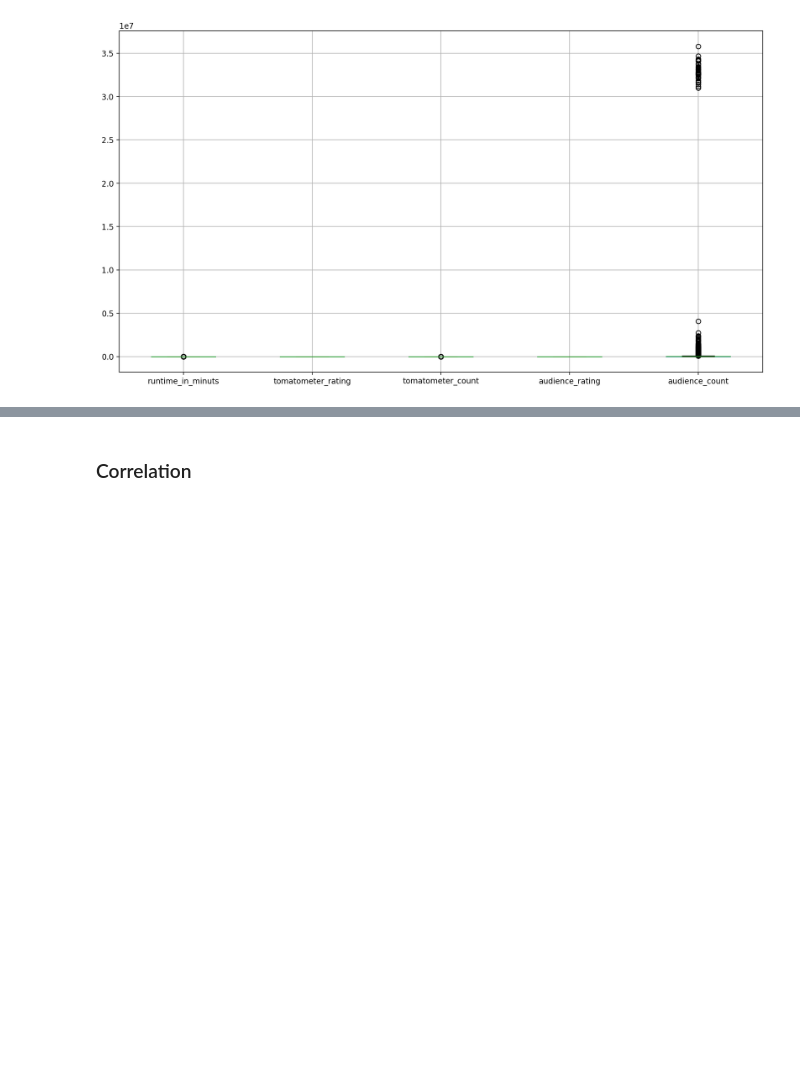
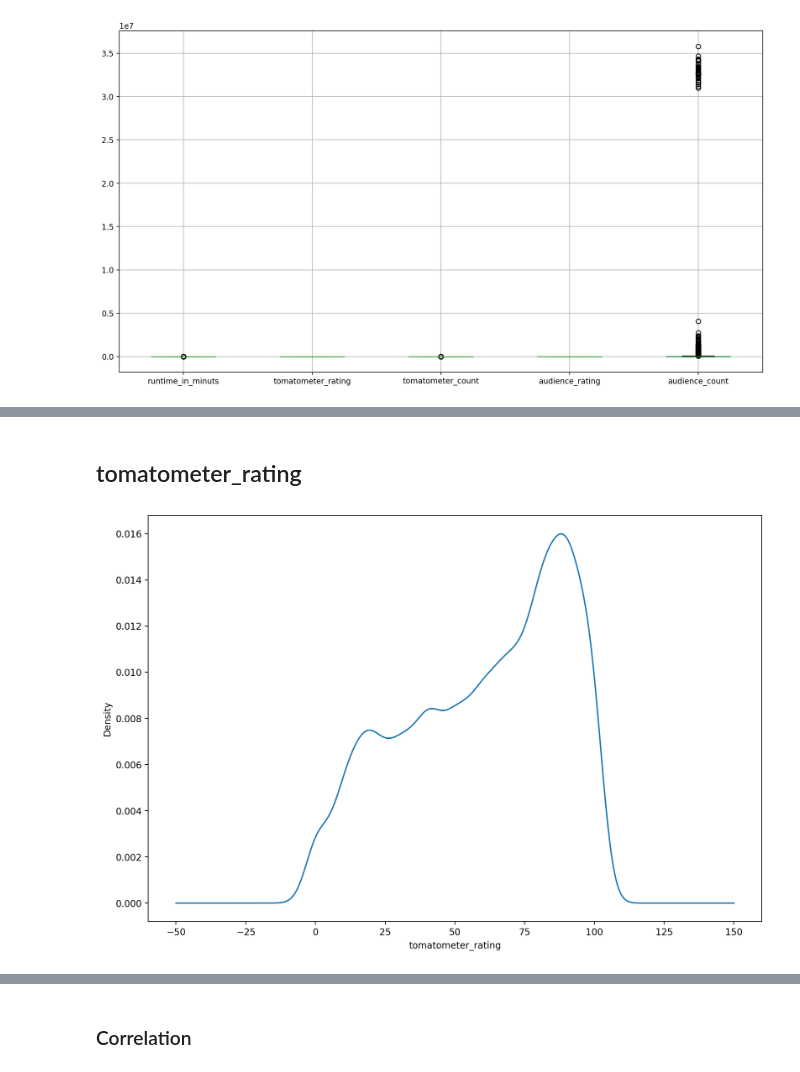
Before and after one commit to ahistemor/MoviesAnalysis, a Jupyter notebook: analysis.ipynb, the cells around one changed output, grey strips where cells are left out. Cells and saved outputs as stored; diff of their text form; code cells hidden in the pictures; blank space fills up the shorter version.

```diff
--- a/analysis.ipynb
+++ b/analysis.ipynb
@@ -225,0 +346,19 @@ plt.show()
+# %%
+df_quant = df.quantile([.25,.5,.75])
+
+for col in df_quant.columns:
+  iqr = df_quant[col][.75] - df_quant[col][.25]
+  lim_sup = df_quant[col][.75] + iqr * 1.5
+  lim_inf = df_quant[col][.25] - iqr * 1.5
+
+  aux = np.array([])
+
+  for val in df[col]:
+    if val > lim_sup:
+      aux = np.append(aux, "superior")
+    elif val < lim_inf:
+      aux = np.append(aux, "inferior")
+    else:
+      aux = np.append(aux, "normal")
+
+  df[col + "_bp"] = aux
@@ -239,0 +480,10 @@ plt.show()
+# %% [markdown]
+## tomatometer_rating
+# %%
+fig, ax = plt.subplots(nrows=1, ncols=1, figsize = (12,8), dpi = 200)
+col = "tomatometer_rating"
+ax.set_xlabel(col)
+densidad = df[col].plot(kind='density',ax = ax)
+plt.show()
+# %% [output]
+[figure, added]
```
Also changed, not shown: parts of 64 cells of this notebook, 3 other files.
